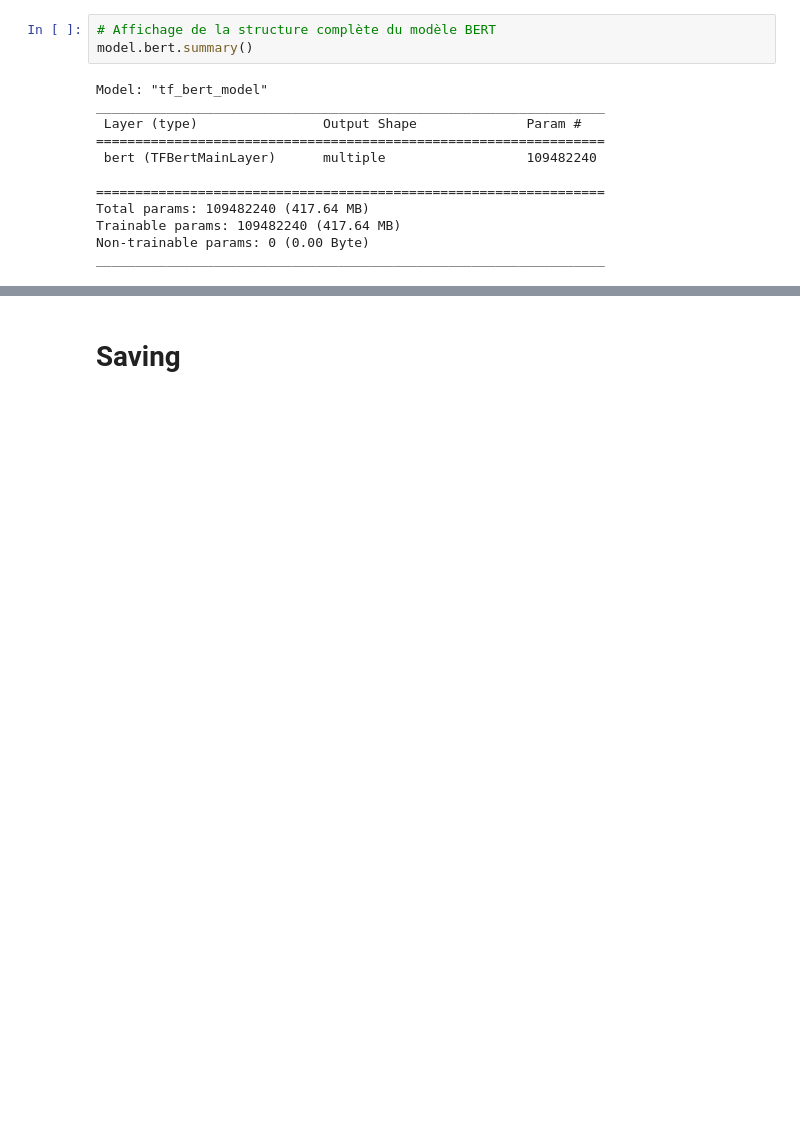
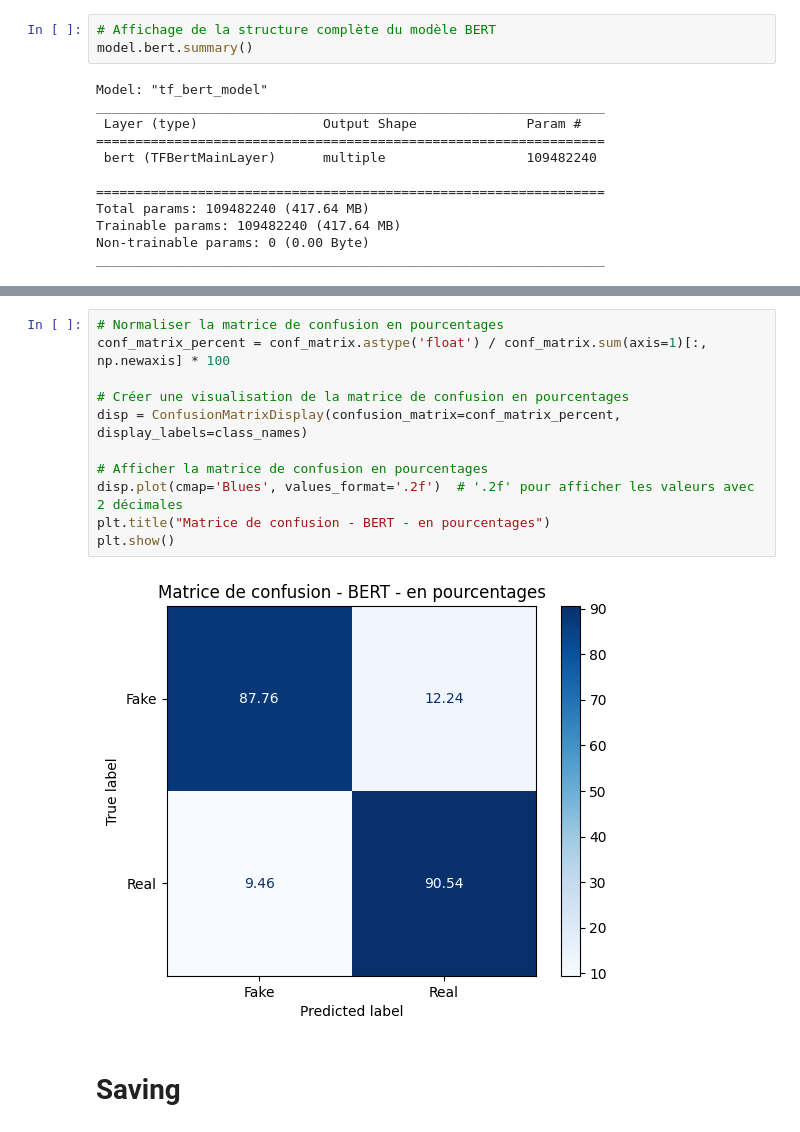
Before and after one commit to FMendes13/Full_Stack_Project_DEEP_LEARNING_NLP, a Jupyter notebook: 01_Notebooks/4_Fake_news_BERT_TF_1.ipynb, the cells around one changed output, grey strips where cells are left out. Cells and saved outputs as stored; diff of their text form; blank space fills up the shorter version.

```diff
--- a/01_Notebooks/4_Fake_news_BERT_TF_1.ipynb
+++ b/01_Notebooks/4_Fake_news_BERT_TF_1.ipynb
@@ -270,3 +397,16 @@ Validation Accuracy: 0.8910890817642212
+# %%
+# Normaliser la matrice de confusion en pourcentages
+conf_matrix_percent = conf_matrix.astype('float') / conf_matrix.sum(axis=1)[:, np.newaxis] * 100
+
+# Créer une visualisation de la matrice de confusion en pourcentages
+disp = ConfusionMatrixDisplay(confusion_matrix=conf_matrix_percent, display_labels=class_names)
+
+# Afficher la matrice de confusion en pourcentages
+disp.plot(cmap='Blues', values_format='.2f')  # '.2f' pour afficher les valeurs avec 2 décimales
+plt.title("Matrice de confusion - BERT - en pourcentages")
+plt.show()
+# %% [output]
+[figure, added]
 # %% [markdown]
 # Saving
 # %%
```
Also changed, not shown: parts of 14 cells of this notebook, 1 other file.
